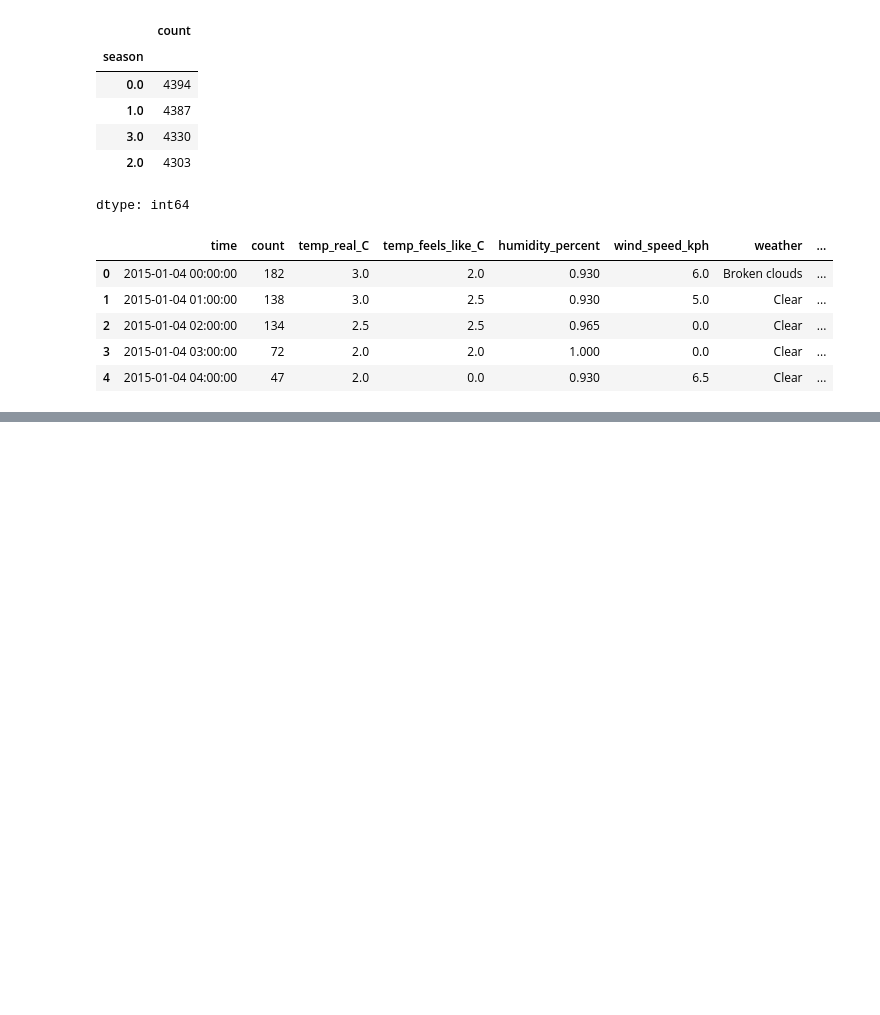
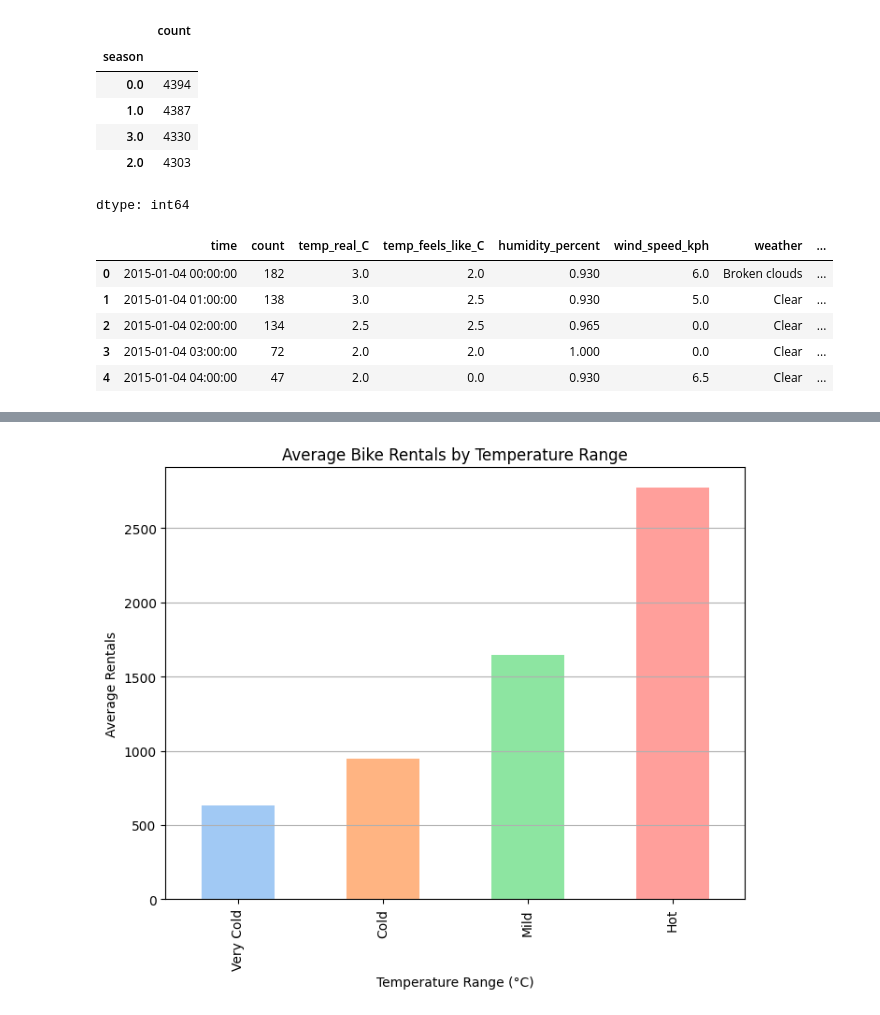
Before and after one commit to DaylaHoang/London-Bikes, a Jupyter notebook: LondonBikeRides.ipynb, the cells around one changed output, grey strips where cells are left out. Drawn from its saved outputs; the diff is of its cells as text; code cells hidden in the pictures; blank space fills up the shorter version.

```diff
--- a/LondonBikeRides.ipynb
+++ b/LondonBikeRides.ipynb
@@ -149,0 +197,17 @@ bikes.to_excel('london_bikes_final.xlsx', sheet_name='Data')
+# %%
+# Assuming 'bikes' is your DataFrame, replacing 'df_cleaned' with 'bikes'
+bikes['temp_bin'] = pd.cut(bikes['temp_real_C'], bins=[-5, 5, 15, 25, 35], labels=['Very Cold', 'Cold', 'Mild', 'Hot'])
+temp_avg = bikes.groupby('temp_bin')['count'].mean()
+plt.figure(figsize=(8, 6))
+
+# Get pastel colors from Seaborn's palette
+colors = sns.color_palette('pastel', n_colors=len(temp_avg))
+
+temp_avg.plot(kind='bar', color=colors)  # Apply pastel colors to the bars
+plt.title('Average Bike Rentals by Temperature Range')
+plt.xlabel('Temperature Range (°C)')
+plt.ylabel('Average Rentals')
+plt.grid(axis='y')
+plt.show()
+# %% [output]
+[figure, added]
```
Also changed, not shown: parts of 5 cells of this notebook.
